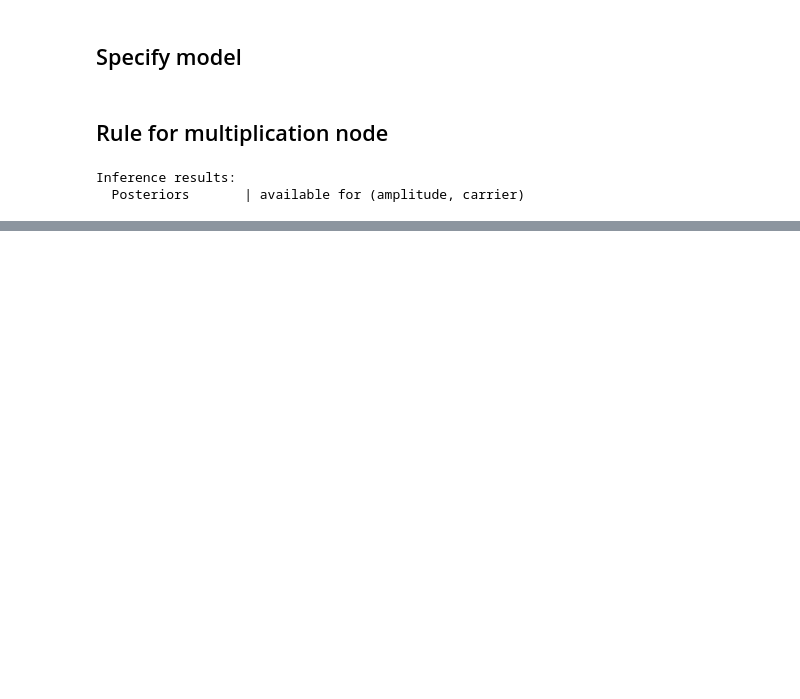
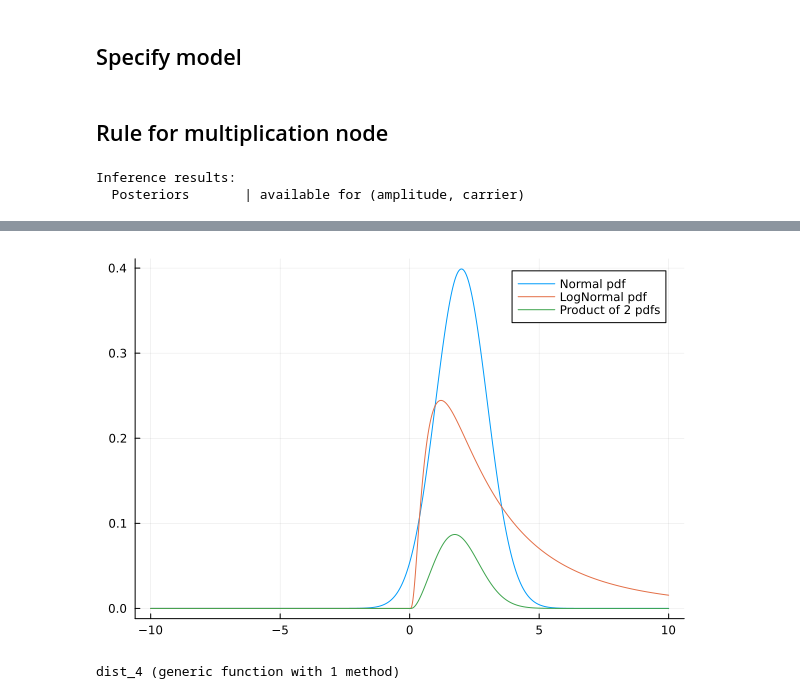
Before and after one commit to biaslab/GaussianProcessNode, a Jupyter notebook: pad_with_gp_carrier.ipynb, the cells around one changed output, grey strips where cells are left out. Drawn from its saved outputs; the diff is of its cells as text; code cells hidden in the pictures; blank space fills up the shorter version.

```diff
--- a/pad_with_gp_carrier.ipynb
+++ b/pad_with_gp_carrier.ipynb
@@ -356,0 +289,16 @@ plot!(time_range,exp.(amplitude_test), label="modulator GP-true",linewidth=3.0,c
+# %%
+x = collect(-10:0.01:10)
+plot(x, dist_1.(x), label="Normal pdf")
+plot!(x, dist_2.(x), label = "LogNormal pdf")
+plot!(x, dist_1.(x) .* dist_2.(x), label="Product of 2 pdfs")
+# %% [output]
+[figure, added]
+# %%
+# Let's aprroximate the Lognormal by a Normal using Laplace approximation method
+m_approx = mode(LogNormal(1.,.9))
+dx = (x) -> ForwardDiff.derivative(y -> -logpdf(LogNormal(1.,.9),y), x)
+ddx = (x) -> ForwardDiff.derivative(dx, x)
+var_approx = cholinv(ddx(m_approx))
+dist_4(x) = pdf(Normal(m_approx,sqrt(var_approx)),x)
+# %% [output]
+dist_4 (generic function with 1 method)
```
Also changed, not shown: parts of 18 cells of this notebook, 2 other files.
